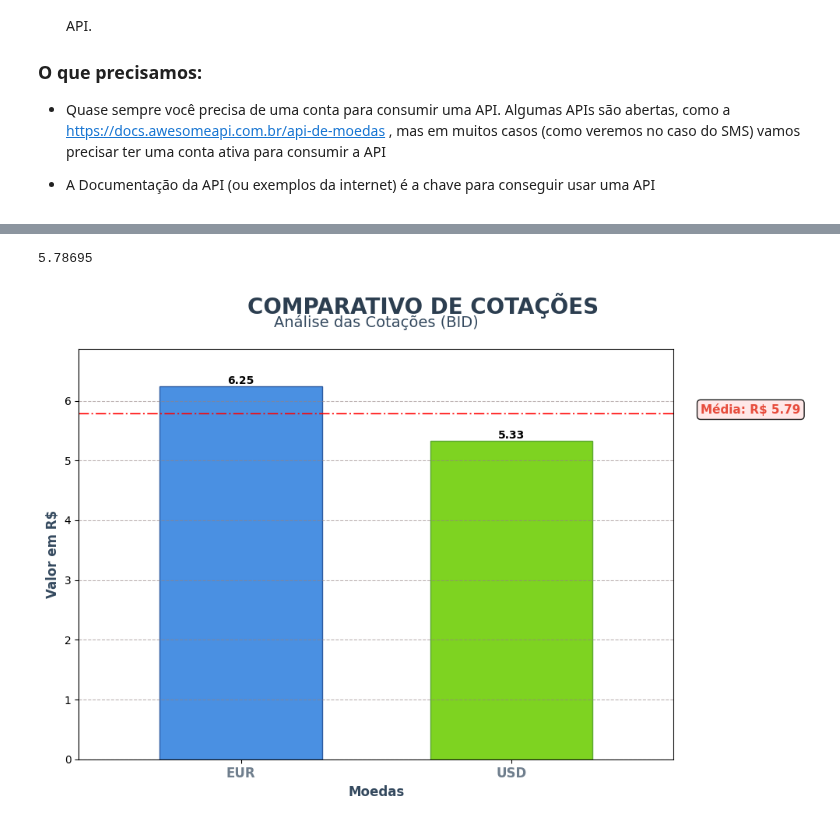
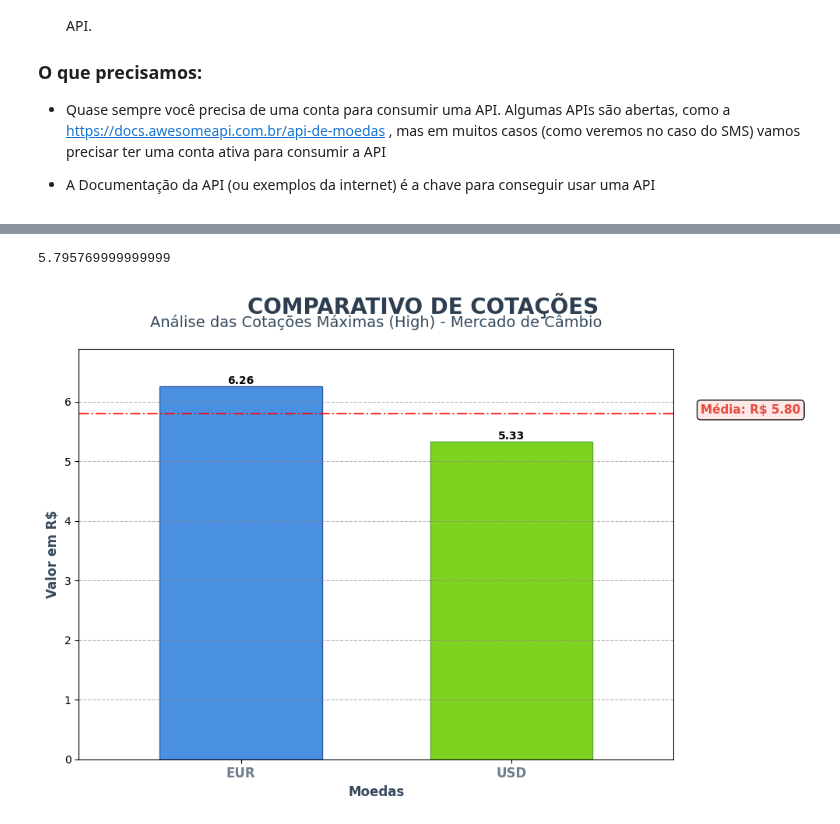
Before and after one commit to thiago207/python-for-data-analysis, a Jupyter notebook: API-JSON/API1.ipynb, the cells around one changed output, grey strips where cells are left out. Cells and saved outputs as stored; diff of their text form; code cells hidden in the pictures.

```diff
--- a/API-JSON/API1.ipynb
+++ b/API-JSON/API1.ipynb
@@ -41,7 +41,7 @@ for coluna in colunas_numericas:
     df[coluna] = df[coluna].astype(float)
 
 moedas = [ 'EUR', 'USD']
-valores = [df.loc[m, 'bid'] for m in moedas]
+valores = [df.loc[m, 'high'] for m in moedas]
 media = sum(valores) / len(moedas)
 print(media)
 
@@ -64,33 +64,33 @@ plt.bar_label(bars, fmt='%.2f', fontsize=10, weight='bold')
 plt.axhline(y=media, color='red', linestyle='-.', alpha=0.8)
 plt.text(len(valores) - 0.3,  (media) ,  f'Média: R$ {media:.2f}',
          fontsize=11,
          color='#e74c3c',
          fontweight='bold',
         bbox=dict(boxstyle="round,pad=0.3", facecolor='#ffe6e6', alpha=0.9)
         )
 
 
 # Título e rótulos dos eixos
 plt.suptitle('COMPARATIVO DE COTAÇÕES', fontsize=20, fontweight='bold',
              color='#2c3e50', y=0.95)
 
-plt.title('Análise das Cotações (BID)',
+plt.title('Análise das Cotações Máximas (High) - Mercado de Câmbio',
           fontsize=14, color='#34495e', pad=20)
 
 plt.ylabel('Valor em R$', fontsize=12, color='#34495e', fontweight='bold')
 plt.xlabel('Moedas', fontsize=12, color='#34495e', fontweight='bold')
 
 plt.xticks(fontsize=12, color="#34495eb5", fontweight='bold')
 # Grade horizontal suave para facilitar leitura
 plt.grid(axis='y', linestyle='--', alpha=0.6, color = "#948282")
 
 plt.ylim(0, max(valores) * 1.1)
 margin = 0.1
 plt.xlim(-0.5 - margin, len(moedas) - 0.5 + margin)
 
 plt.savefig('grafico.png', dpi=300, bbox_inches='tight')
 plt.tight_layout()
 plt.show()
 # %% [output]
-5.78695
+5.795769999999999
-[figure, old version]
+[figure, new version]
```
Also changed, not shown: parts of 3 cells of this notebook.
